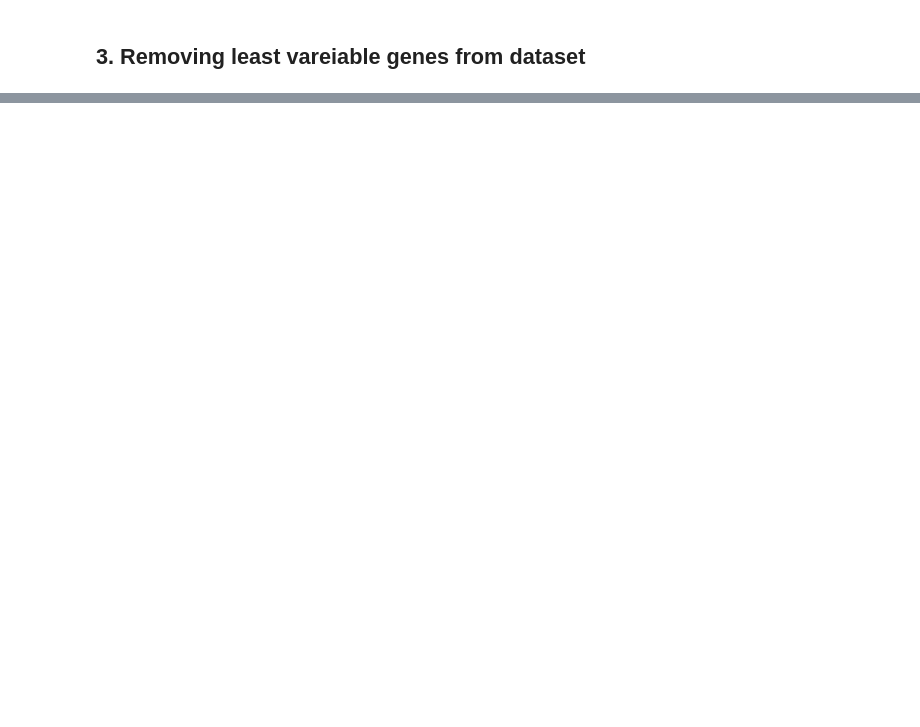
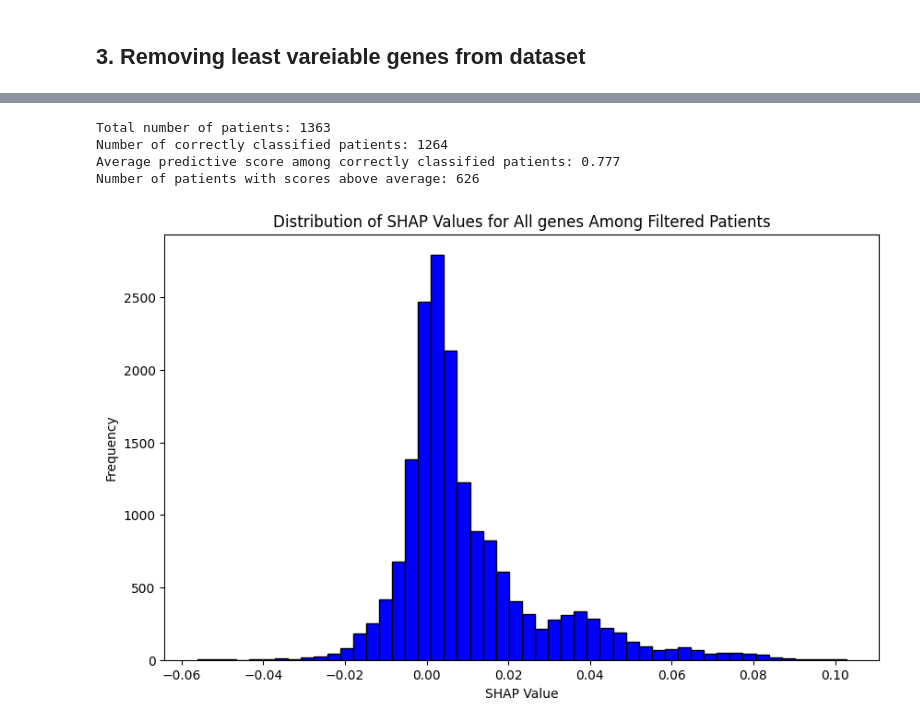
Before and after one commit to mmottaqii/AD-Biomarkers-MultiOmics, a Jupyter notebook: review_july_24.ipynb, the cells around one changed output, grey strips where cells are left out. Saved outputs shown, nothing was run; the diff lists cells and outputs as text; code cells hidden in the pictures; blank space fills up the shorter version.

```diff
--- a/review_july_24.ipynb
+++ b/review_july_24.ipynb
@@ -1603,0 +1695,3 @@ print(most_variable_genes)
+# %%
+for i in most_variable_genes:
+    print(i)
@@ -1653,0 +2214,4 @@ df
+# %%
+import pickle
+with open('shap_rnaseq_subset(10features).pkl', 'rb') as f:
+    results_dict = pickle.load(f)
@@ -1653,0 +2238,33 @@ df
+# %%
+# Initialize counters and accumulators
+total_patients = 0
+correctly_classified = 0
+total_score = 0
+num_scores_above_average = 0
+
+# Analyze the dictionary
+for entry in results_dict.values():
+    if entry['label'] == 1:  # Check if the sample is a patient
+        total_patients += 1
+        if entry['correct']:
+            correctly_classified += 1
+            total_score += entry['predictive_score']
+
+# Calculate average score if there are any correctly classified patients
+average_score = total_score / correctly_classified if correctly_classified else 0
+
+# Find number of patients with score above average
+for entry in results_dict.values():
+    if entry['label'] == 1 and entry['correct'] and entry['predictive_score'] > average_score:
+        num_scores_above_average += 1
+
+# Print results
+print(f"Total number of patients: {total_patients}")
+print(f"Number of correctly classified patients: {correctly_classified}")
+print(f"Average predictive score among correctly classified patients: {average_score:.3f}")
+print(f"Number of patients with scores above average: {num_scores_above_average}")
+# %% [output]
+Total number of patients: 1363
+Number of correctly classified patients: 1264
+Average predictive score among correctly classified patients: 0.777
+Number of patients with scores above average: 626
@@ -1653,0 +2316,11 @@ df
+# %%
+# Histogram of all feature scores
+plt.figure(figsize=(10, 6))
+plt.hist(all_feature_scores, bins=50, color='blue', edgecolor='black')
+plt.xlabel('SHAP Value')
+plt.ylabel('Frequency')
+plt.title('Distribution of SHAP Values for All genes Among Filtered Patients')
+# plt.savefig('./figures/subset_shap_values_histogram_filtered_patients.png', dpi=900)
+plt.show()
+# %% [output]
+[figure, added]
```
Also changed, not shown: parts of 67 cells of this notebook.
